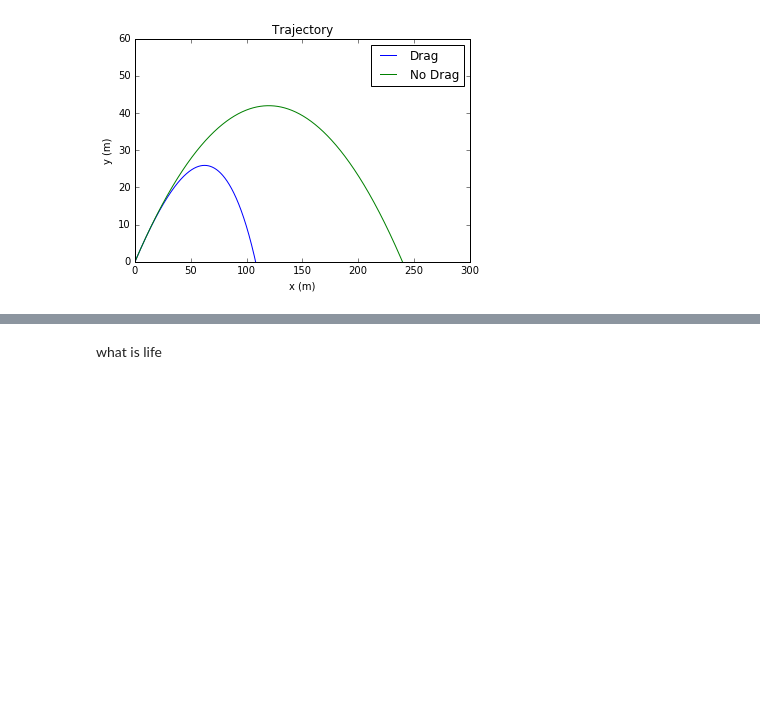
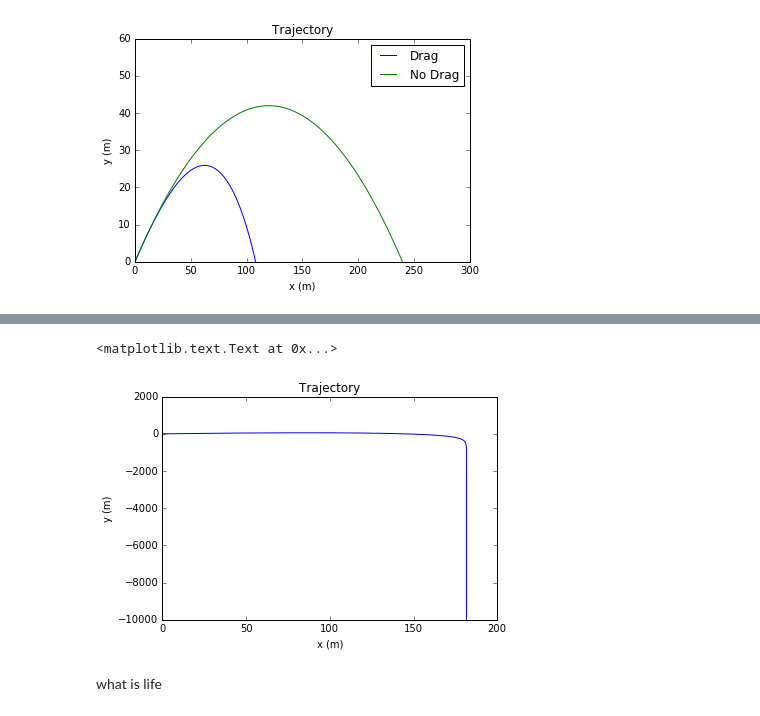
Before and after one commit to pitt1321/Nicholas-Sean-Rocket-Launch, a Jupyter notebook: Rocket.ipynb, the cells around one changed output, grey strips where cells are left out. Saved outputs shown, nothing was run; the diff lists cells and outputs as text; code cells hidden in the pictures; blank space fills up the shorter version.

```diff
--- a/Rocket.ipynb
+++ b/Rocket.ipynb
@@ -151,2 +182,42 @@ def test_drag_variable():
+# %%
+%matplotlib inline
+import matplotlib.pyplot as plt
+import numpy as np
+from scipy.integrate import odeint
+
+C_d = 0.5
+rho = 1.16
+m = 0.145
+r = 0.0366
+g = 9.8
+A = np.pi*0.0366**2
+
+b= 1/(2*m) * rho * A * C_d
+
+def y_acceleration(v_x, v_y, **kwargs):
+    return -g - b * np.sqrt(v_x**2 + v_y**2) * v_y
+
+def x_acceleration(v_x, v_y):
+    return -b * np.sqrt(v_x**2 + v_y**2) * v_x
+
+def F(r, t):
+    v_x, v_y = r[2], r[3]
+    a_x, a_y = x_acceleration(v_x, v_y), y_acceleration(v_x, v_y)
+    return np.array([v_x, v_y, a_x, a_y])
+
+
+T = np.linspace(0,300, 1000)
+r = np.array([0, 0, 50, 50])
+
+data = odeint(F, r, T)
+X1, Y1, VX1, VY1 = data[:,0], data[:, 1], data[:,2], data[:,3]
+
+plt.plot(X1, Y1, label='Drag')
+plt.title('Trajectory')
+plt.xlabel('x (m)')
+plt.ylabel('y (m)')
+# %% [output]
+<matplotlib.text.Text at 0x...>
+[figure, added]
 # %% [markdown]
 what is life
```
Also changed, not shown: parts of 1 cell of this notebook, 1 other file.
